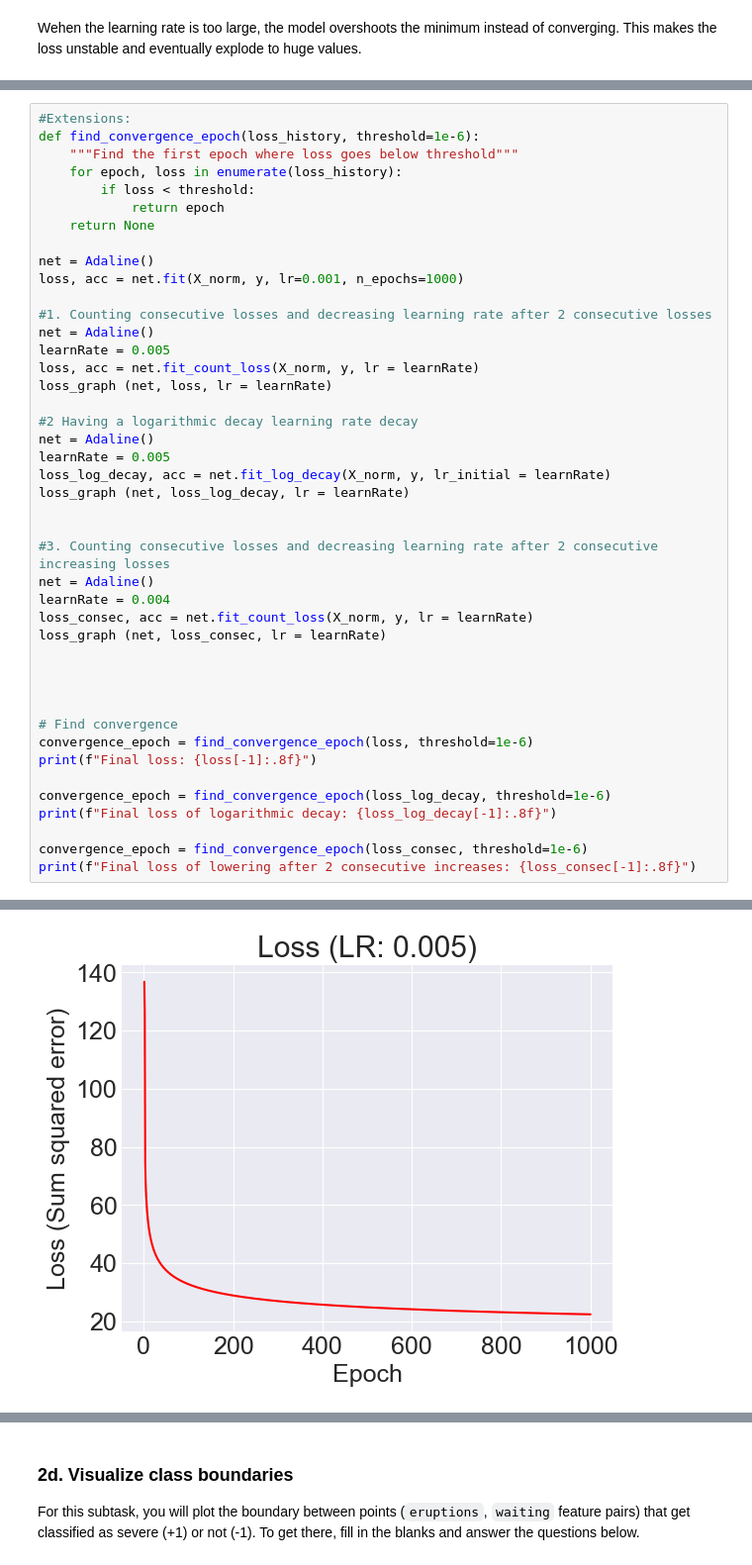
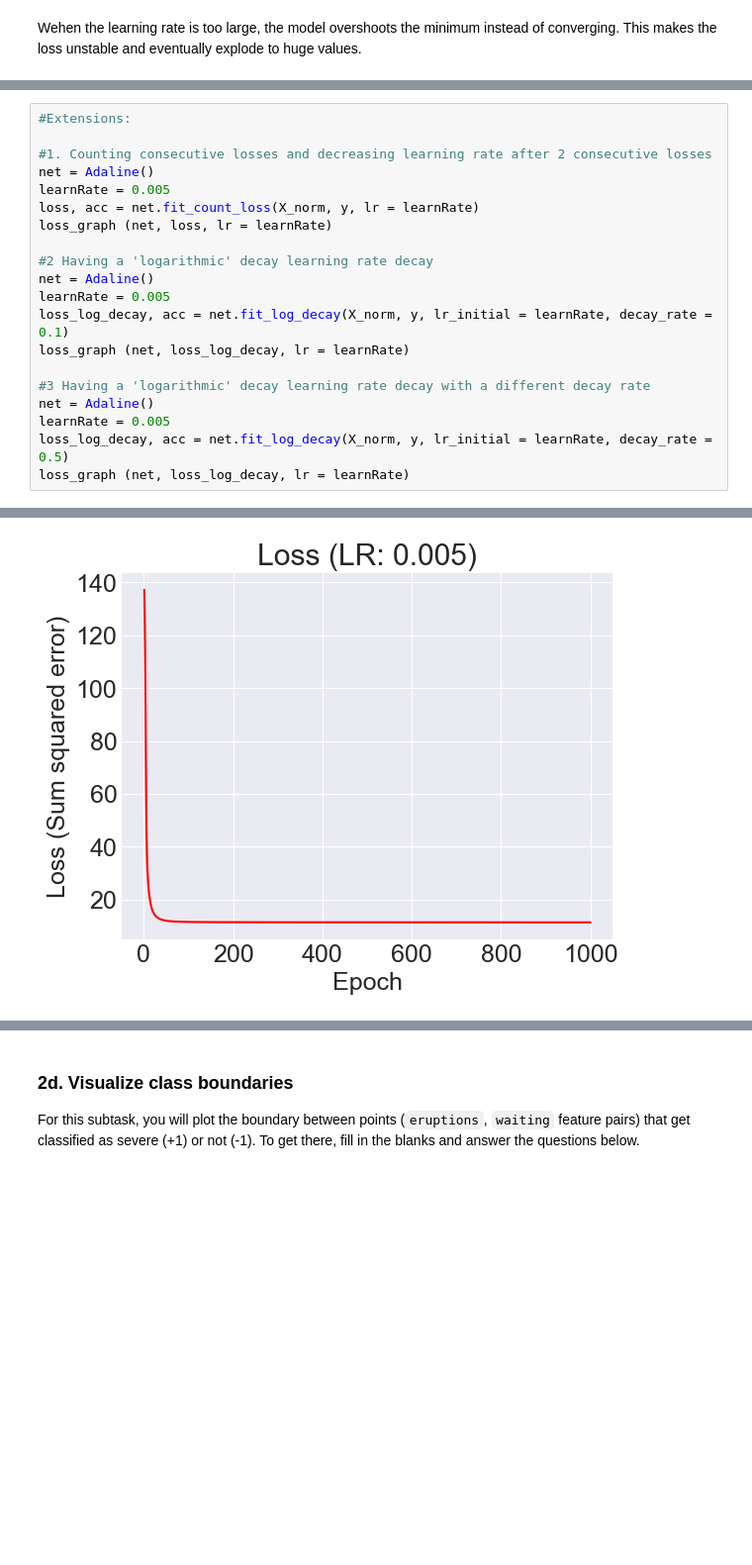
Before and after one commit to sampolz/Neural-Networks, a Jupyter notebook: Project 1/binary_classification.ipynb, the cells around one changed output, grey strips where cells are left out. Shown at 99% size. Drawn from its saved outputs; the diff is of its cells as text; blank space fills up the shorter version.

```diff
--- a/Project 1/binary_classification.ipynb
+++ b/Project 1/binary_classification.ipynb
@@ -374,46 +374,23 @@ loss_graph (net, loss, lr = learnRate)
 # %%
 #Extensions:
-def find_convergence_epoch(loss_history, threshold=1e-6):
-    """Find the first epoch where loss goes below threshold"""
-    for epoch, loss in enumerate(loss_history):
-        if loss < threshold:
-            return epoch
-    return None
-
-net = Adaline()
-loss, acc = net.fit(X_norm, y, lr=0.001, n_epochs=1000)
 
 #1. Counting consecutive losses and decreasing learning rate after 2 consecutive losses
 net = Adaline()
 learnRate = 0.005
 loss, acc = net.fit_count_loss(X_norm, y, lr = learnRate)
 loss_graph (net, loss, lr = learnRate)
 
-#2 Having a logarithmic decay learning rate decay
+#2 Having a 'logarithmic' decay learning rate decay
 net = Adaline()
 learnRate = 0.005
-loss_log_decay, acc = net.fit_log_decay(X_norm, y, lr_initial = learnRate)
+loss_log_decay, acc = net.fit_log_decay(X_norm, y, lr_initial = learnRate, decay_rate = 0.1)
 loss_graph (net, loss_log_decay, lr = learnRate)
 
-
-#3. Counting consecutive losses and decreasing learning rate after 2 consecutive increasing losses
+#3 Having a 'logarithmic' decay learning rate decay with a different decay rate
 net = Adaline()
-learnRate = 0.004
-loss_consec, acc = net.fit_count_loss(X_norm, y, lr = learnRate)
-loss_graph (net, loss_consec, lr = learnRate)
-
-
-
-
-# Find convergence
-convergence_epoch = find_convergence_epoch(loss, threshold=1e-6)
-print(f"Final loss: {loss[-1]:.8f}")
-
-convergence_epoch = find_convergence_epoch(loss_log_decay, threshold=1e-6)
-print(f"Final loss of logarithmic decay: {loss_log_decay[-1]:.8f}")
-
-convergence_epoch = find_convergence_epoch(loss_consec, threshold=1e-6)
-print(f"Final loss of lowering after 2 consecutive increases: {loss_consec[-1]:.8f}")
+learnRate = 0.005
+loss_log_decay, acc = net.fit_log_decay(X_norm, y, lr_initial = learnRate, decay_rate = 0.5)
+loss_graph (net, loss_log_decay, lr = learnRate)
 # %% [output]
 [figure]
-[figure, old version]
+[figure, new version]
```
Also changed, not shown: parts of 2 cells of this notebook.
